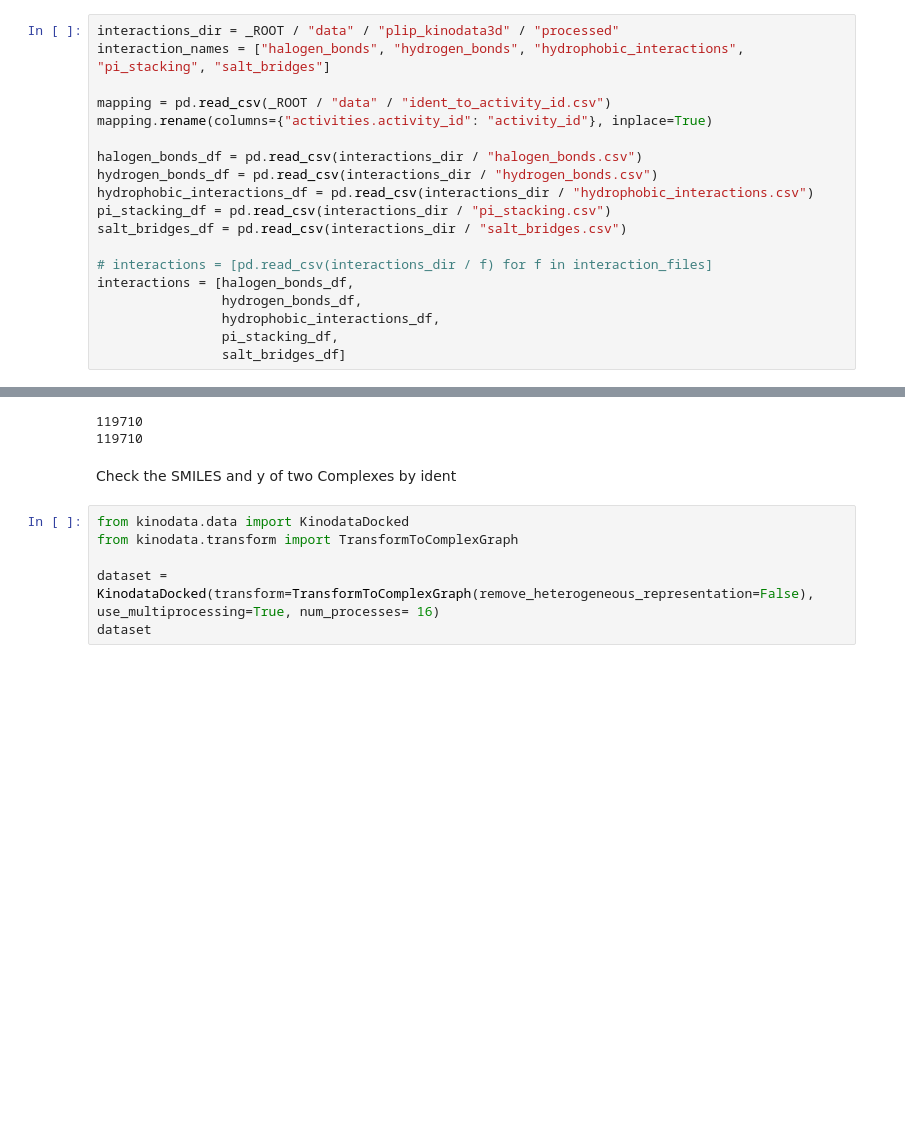
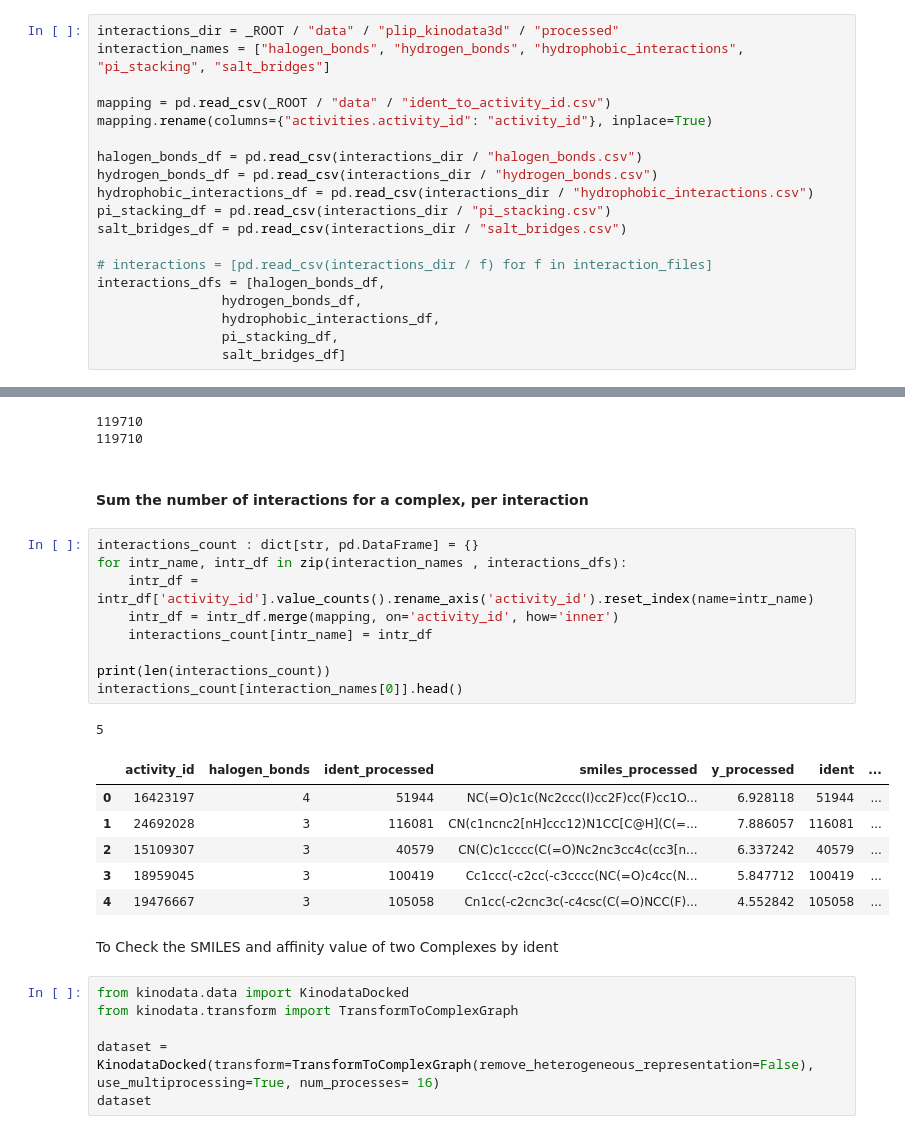
Before and after one commit to fatemeh-moghaddam/kinodata-3D-affinity-prediction, a Jupyter notebook: prob/probing_notebooks/interactions.ipynb, the cells around one changed output, grey strips where cells are left out. Drawn from its saved outputs; the diff is of its cells as text; blank space fills up the shorter version.

Commit message:
for all interactions

```diff
--- a/prob/probing_notebooks/interactions.ipynb
+++ b/prob/probing_notebooks/interactions.ipynb
@@ -35,7 +36,7 @@ pi_stacking_df = pd.read_csv(interactions_dir / "pi_stacking.csv")
 salt_bridges_df = pd.read_csv(interactions_dir / "salt_bridges.csv")
 
 # interactions = [pd.read_csv(interactions_dir / f) for f in interaction_files]
-interactions = [halogen_bonds_df,
+interactions_dfs = [halogen_bonds_df,
                 hydrogen_bonds_df,
                 hydrophobic_interactions_df,
                 pi_stacking_df,
@@ -80,8 +83,27 @@ print(num_hydrogen_bonds['ident'].max())
 # %% [output]
 119710
 119710
+# %% [markdown]
+#### Sum the number of interactions for a complex, per interaction
+# %%
+interactions_count : dict[str, pd.DataFrame] = {}
+for intr_name, intr_df in zip(interaction_names , interactions_dfs):
+    intr_df = intr_df['activity_id'].value_counts().rename_axis('activity_id').reset_index(name=intr_name)
+    intr_df = intr_df.merge(mapping, on='activity_id', how='inner')
+    interactions_count[intr_name] = intr_df
+
+print(len(interactions_count))
+interactions_count[interaction_names[0]].head()
+# %% [output]
+5
+|  | activity_id | halogen_bonds | ident_processed | smiles_processed | y_processed | ident | ... |
+| 0 | 16423197 | 4 | 51944 | NC(=O)c1c(Nc2ccc(I)cc2F)cc(F)cc1O... | 6.928118 | 51944 | ... |
+| 1 | 24692028 | 3 | 116081 | CN(c1ncnc2[nH]ccc12)N1CC[C@H](C(=... | 7.886057 | 116081 | ... |
+| 2 | 15109307 | 3 | 40579 | CN(C)c1cccc(C(=O)Nc2nc3cc4c(cc3[n... | 6.337242 | 40579 | ... |
+| 3 | 18959045 | 3 | 100419 | Cc1ccc(-c2cc(-c3cccc(NC(=O)c4cc(N... | 5.847712 | 100419 | ... |
+| 4 | 19476667 | 3 | 105058 | Cn1cc(-c2cnc3c(-c4csc(C(=O)NCC(F)... | 4.552842 | 105058 | ... |
 # %% [markdown]
-Check the SMILES and y of two Complexes by ident
+To Check the SMILES and affinity value of two Complexes by ident
 # %%
 from kinodata.data import KinodataDocked
 from kinodata.transform import TransformToComplexGraph
```
Also changed, not shown: parts of 8 cells of this notebook.
